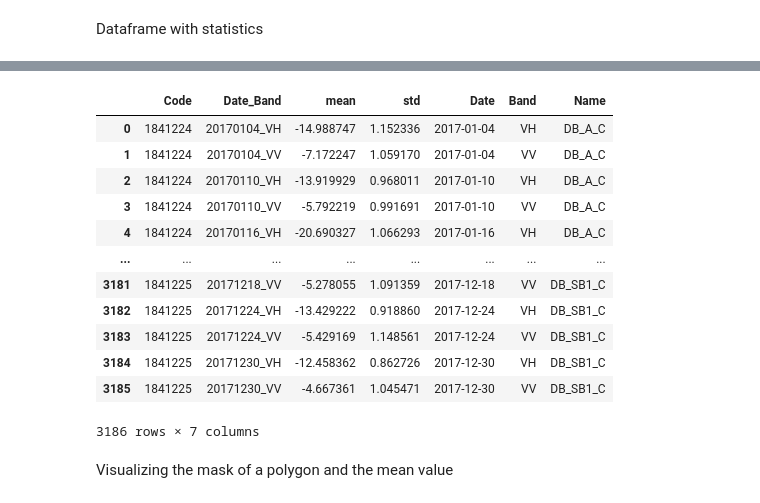
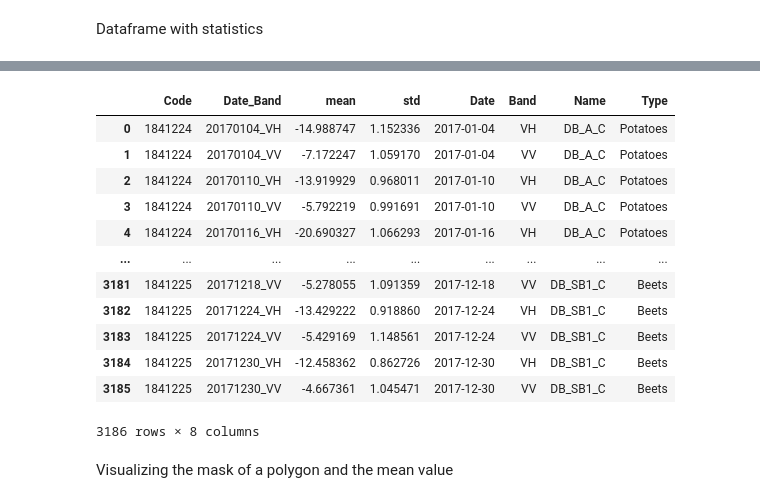
Before and after one commit to cFr4nk/Tesi_SAR_Analysis, a Jupyter notebook: Read_sigma.ipynb, the cells around one changed output, grey strips where cells are left out. Saved outputs shown, nothing was run; the diff lists cells and outputs as text; code cells hidden in the pictures.

Commit message:
Translated names from dutch to english

```diff
--- a/Read_sigma.ipynb
+++ b/Read_sigma.ipynb
@@ -14,6 +14,9 @@ from scipy.ndimage import binary_erosion
 from pyproj import Transformer
 
 import shapefile as shp
+from deep_translator import GoogleTranslator
+
+translator = GoogleTranslator(source='nl', target='en')
 
 import Functions
 import importlib
@@ -55,7 +62,7 @@ for file in shapes:
         for feature in poly_data_list:
             obj_id = feature['objectid']
             utm_coords = feature['coords']
-            tipo = feature['Type']
+            #tipo = feature['Type']
 
             # 3. Create Path objects for each part of the geometry
             # (Handling MultiPolygons by creating a list of Paths)
@@ -65,8 +72,8 @@ for file in shapes:
                 'Name': file_stem,
                 'id': obj_id,
                 'coord': utm_coords,
-                'path': paths,
-                'Type': tipo
+                'path': paths
+                #'Type': tipo
             }
 
             print(f"Successfully processed {file_stem} - {obj_id}.")
@@ -263,2 +271,3 @@ Nme_types = pd.read_csv('/home/frank/Desktop/f.chiapperino_local/VALENCIA/SCUOLA
 # %%
-print(Nme_types)
+Nme_types['Type'] = Nme_types['Type'].fillna('').astype(str)
+Nme_types['Type']  = Nme_types['Type'].apply(lambda x: translator.translate(x))
@@ -283,32 +294,32 @@ print(Nme_types)
 # %%
 rows = []
 for roi, dates_dict in poly_stats.items():
     for date_band, stats in dates_dict.items():
         row = {'Code': roi, 'Date_Band': date_band}
         row.update(stats) # Aggiunge 'mean', 'std', ecc. come colonne
         rows.append(row)
 
 df_stats = pd.DataFrame(rows)
 
 df_stats[['Date', 'Band']] = df_stats['Date_Band'].str.split('_', expand=True)
 df_stats['Date'] = pd.to_datetime(df_stats['Date'])
-df_stats = df_stats.merge(Nme_types[['Code','Name']], on='Code', how='left')
+df_stats = df_stats.merge(Nme_types[['Code','Name', 'Type']], on='Code', how='left')
 
 display(df_stats)
 # %% [output]
-|  | Code | Date_Band | mean | std | Date | Band | Name |
-| 0 | 1841224 | 20170104_VH | -14.988747 | 1.152336 | 2017-01-04 | VH | DB_A_C |
-| 1 | 1841224 | 20170104_VV | -7.172247 | 1.059170 | 2017-01-04 | VV | DB_A_C |
-| 2 | 1841224 | 20170110_VH | -13.919929 | 0.968011 | 2017-01-10 | VH | DB_A_C |
-| 3 | 1841224 | 20170110_VV | -5.792219 | 0.991691 | 2017-01-10 | VV | DB_A_C |
-| 4 | 1841224 | 20170116_VH | -20.690327 | 1.066293 | 2017-01-16 | VH | DB_A_C |
-| ... | ... | ... | ... | ... | ... | ... | ... |
-| 3181 | 1841225 | 20171218_VV | -5.278055 | 1.091359 | 2017-12-18 | VV | DB_SB1_C |
-| 3182 | 1841225 | 20171224_VH | -13.429222 | 0.918860 | 2017-12-24 | VH | DB_SB1_C |
-| 3183 | 1841225 | 20171224_VV | -5.429169 | 1.148561 | 2017-12-24 | VV | DB_SB1_C |
-| 3184 | 1841225 | 20171230_VH | -12.458362 | 0.862726 | 2017-12-30 | VH | DB_SB1_C |
-| 3185 | 1841225 | 20171230_VV | -4.667361 | 1.045471 | 2017-12-30 | VV | DB_SB1_C |
+|  | Code | Date_Band | mean | std | Date | Band | Name | Type |
+| 0 | 1841224 | 20170104_VH | -14.988747 | 1.152336 | 2017-01-04 | VH | DB_A_C | Potatoes |
+| 1 | 1841224 | 20170104_VV | -7.172247 | 1.059170 | 2017-01-04 | VV | DB_A_C | Potatoes |
+| 2 | 1841224 | 20170110_VH | -13.919929 | 0.968011 | 2017-01-10 | VH | DB_A_C | Potatoes |
+| 3 | 1841224 | 20170110_VV | -5.792219 | 0.991691 | 2017-01-10 | VV | DB_A_C | Potatoes |
+| 4 | 1841224 | 20170116_VH | -20.690327 | 1.066293 | 2017-01-16 | VH | DB_A_C | Potatoes |
+| ... | ... | ... | ... | ... | ... | ... | ... | ... |
+| 3181 | 1841225 | 20171218_VV | -5.278055 | 1.091359 | 2017-12-18 | VV | DB_SB1_C | Beets |
+| 3182 | 1841225 | 20171224_VH | -13.429222 | 0.918860 | 2017-12-24 | VH | DB_SB1_C | Beets |
+| 3183 | 1841225 | 20171224_VV | -5.429169 | 1.148561 | 2017-12-24 | VV | DB_SB1_C | Beets |
+| 3184 | 1841225 | 20171230_VH | -12.458362 | 0.862726 | 2017-12-30 | VH | DB_SB1_C | Beets |
+| 3185 | 1841225 | 20171230_VV | -4.667361 | 1.045471 | 2017-12-30 | VV | DB_SB1_C | Beets |
-3186 rows × 7 columns
+3186 rows × 8 columns
 # %% [markdown]
 Visualizing the mask of a polygon and the mean value
 # %%
```
Also changed, not shown: parts of 8 cells of this notebook, 2 other files.
